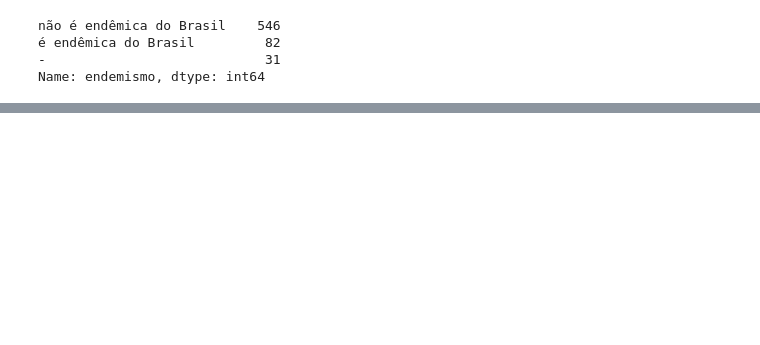
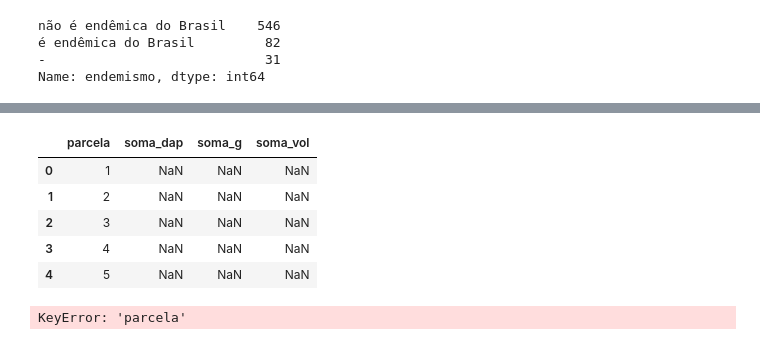
Before and after one commit to nettorobson/jupyter-if, a Jupyter notebook: if_teste.ipynb, the cells around one changed output, grey strips where cells are left out. Saved outputs shown, nothing was run; the diff lists cells and outputs as text; code cells hidden in the pictures; blank space fills up the shorter version.

```diff
--- a/if_teste.ipynb
+++ b/if_teste.ipynb
@@ -473,0 +635,22 @@ Name: endemismo, dtype: int64
+# %%
+# Vamos criar um novo dataframe, com o resultado de parâmetros divididos por parcela.
+# Aproveitando, já vamos criando as colunas necessárias para os cálculos futuros.
+unique_parcela = data['parcela'].unique()
+data_ua = pd.DataFrame(columns=('parcela', 'soma_dap', 'soma_g', 'soma_vol'))
+data_ua['parcela'] = unique_parcela
+data_ua.head()
+# %% [output]
+|  | parcela | soma_dap | soma_g | soma_vol |
+| 0 | 1 | NaN | NaN | NaN |
+| 1 | 2 | NaN | NaN | NaN |
+| 2 | 3 | NaN | NaN | NaN |
+| 3 | 4 | NaN | NaN | NaN |
+| 4 | 5 | NaN | NaN | NaN |
+# %%
+# Agora podemos preencher cada coluna com o somatório dos valores encontrados em cada parcela
+data_ua['soma_dap'] = data['dap'].groupby('parcela').cumsum()
+data_ua['soma_g'] = data['area_seccional'].groupby('parcela').cumsum()
+data_ua['soma_vol'] = data['vol'].groupby('parcela').cumsum()
+data_ua.head()
+# %% [output]
+KeyError: 'parcela'
```
Also changed, not shown: parts of 16 cells of this notebook.
